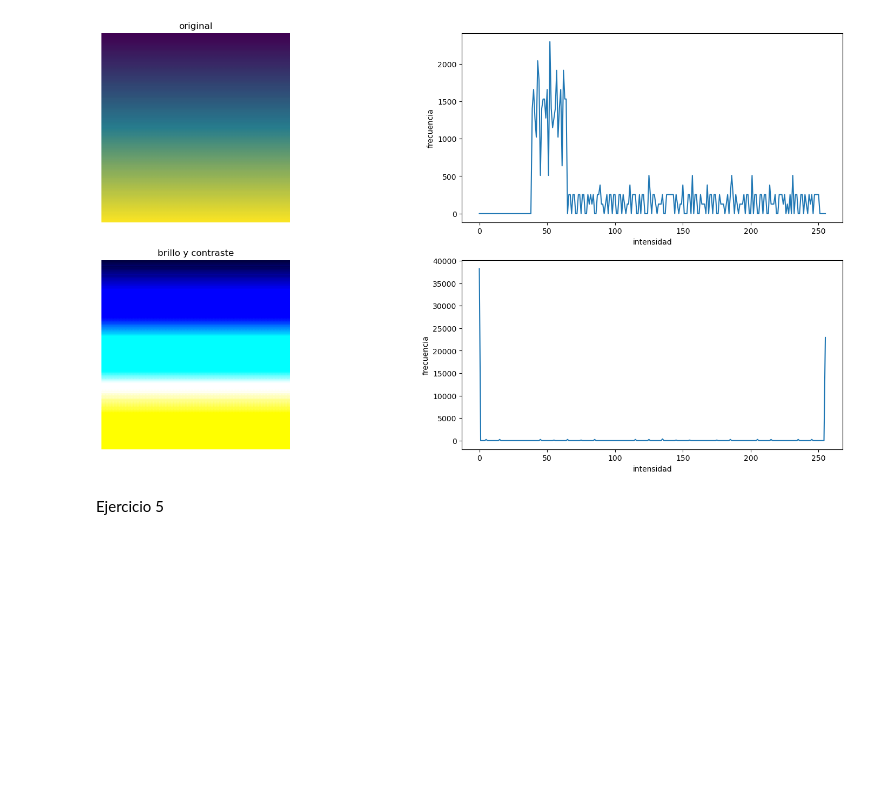
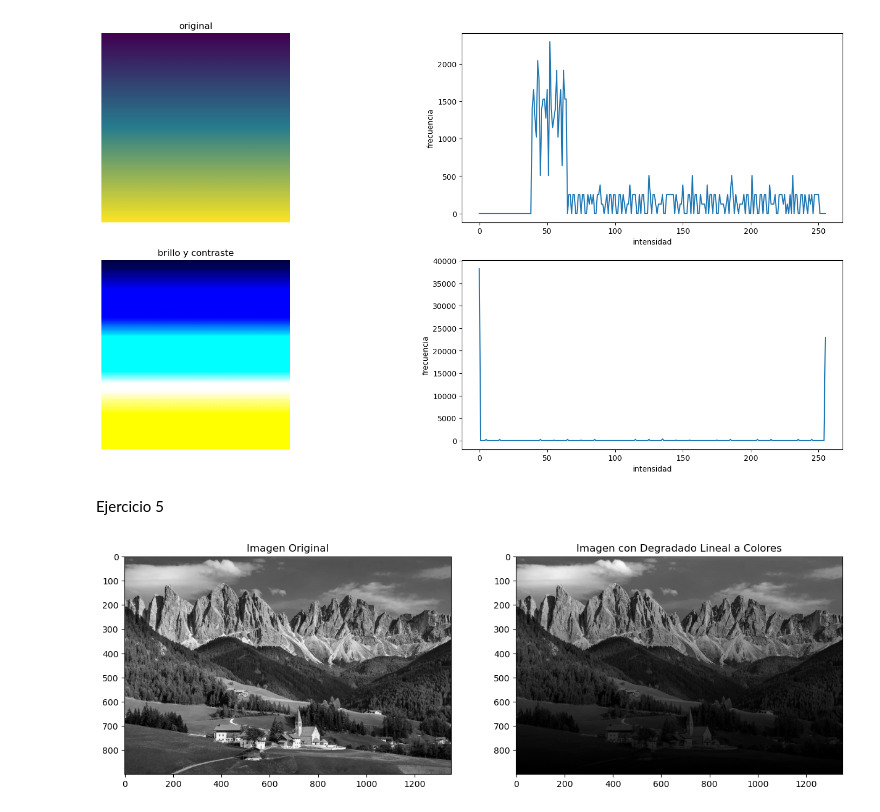
Before and after one commit to LEDJAM3/PDI, a Jupyter notebook: Actividad Evaluativa.ipynb, the cells around one changed output. Cells and saved outputs as stored; diff of their text form; code cells hidden in the pictures; blank space fills up the shorter version.

Commit message:
degradado

```diff
--- a/Actividad Evaluativa.ipynb
+++ b/Actividad Evaluativa.ipynb
@@ -129,0 +124,22 @@ imagen = cv2.imread('imagen1.jpg', 0)
+# %%
+import cv2
+import numpy as np
+import matplotlib.pyplot as plt
+
+imagen = cv2.imread('Imagen1.jpg', 0)
+
+rows, _ = imagen.shape
+degradado = np.linspace(1, 0, rows).reshape(-1, 1)
+imagen_degradado = (imagen * degradado).astype(np.uint8)
+
+plt.figure(figsize=(15, 10))
+plt.subplot(121)
+plt.imshow(imagen, cmap='gray')
+plt.title('Imagen Original')
+
+plt.subplot(122)
+plt.imshow(imagen_degradado, cmap='gray')
+plt.title('Imagen con Degradado Lineal a Colores')
+plt.show()
+# %% [output]
+[figure, added]
```
Also changed, not shown: parts of 1 cell of this notebook.
